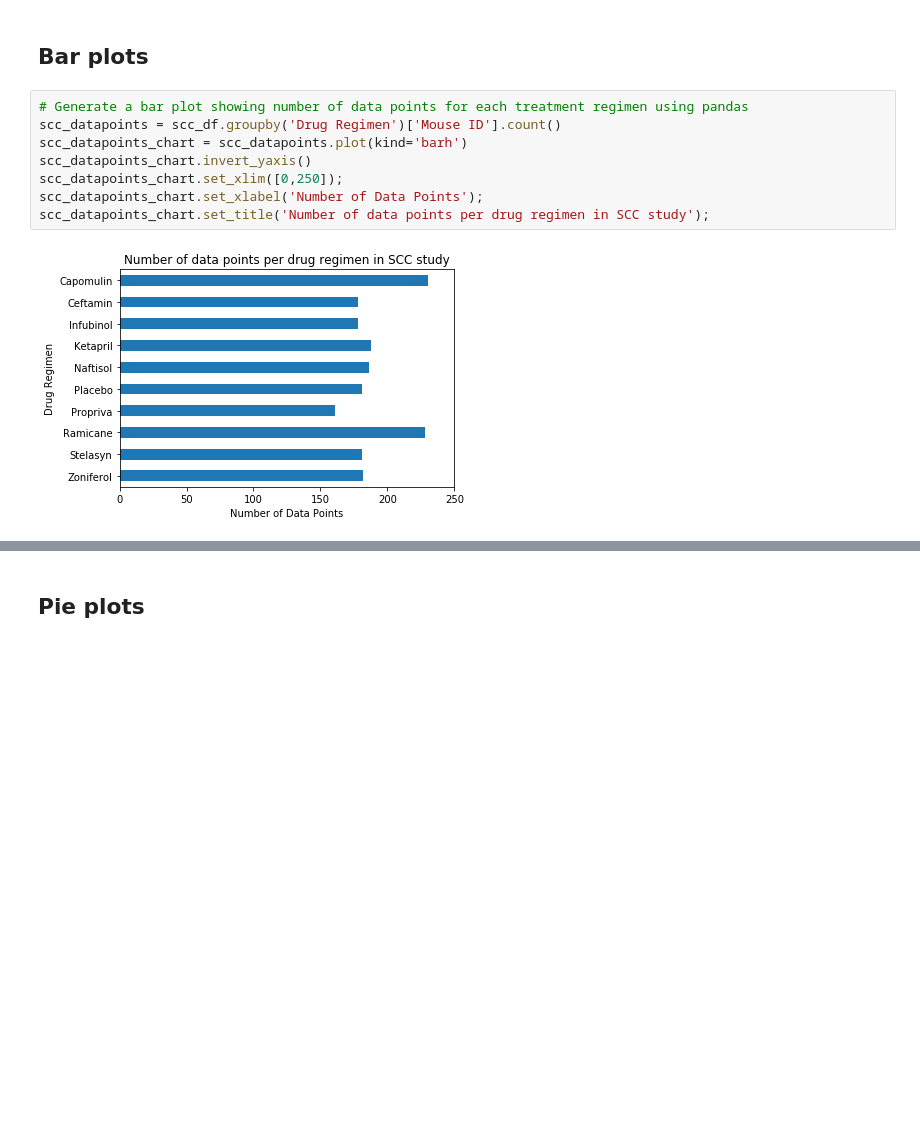
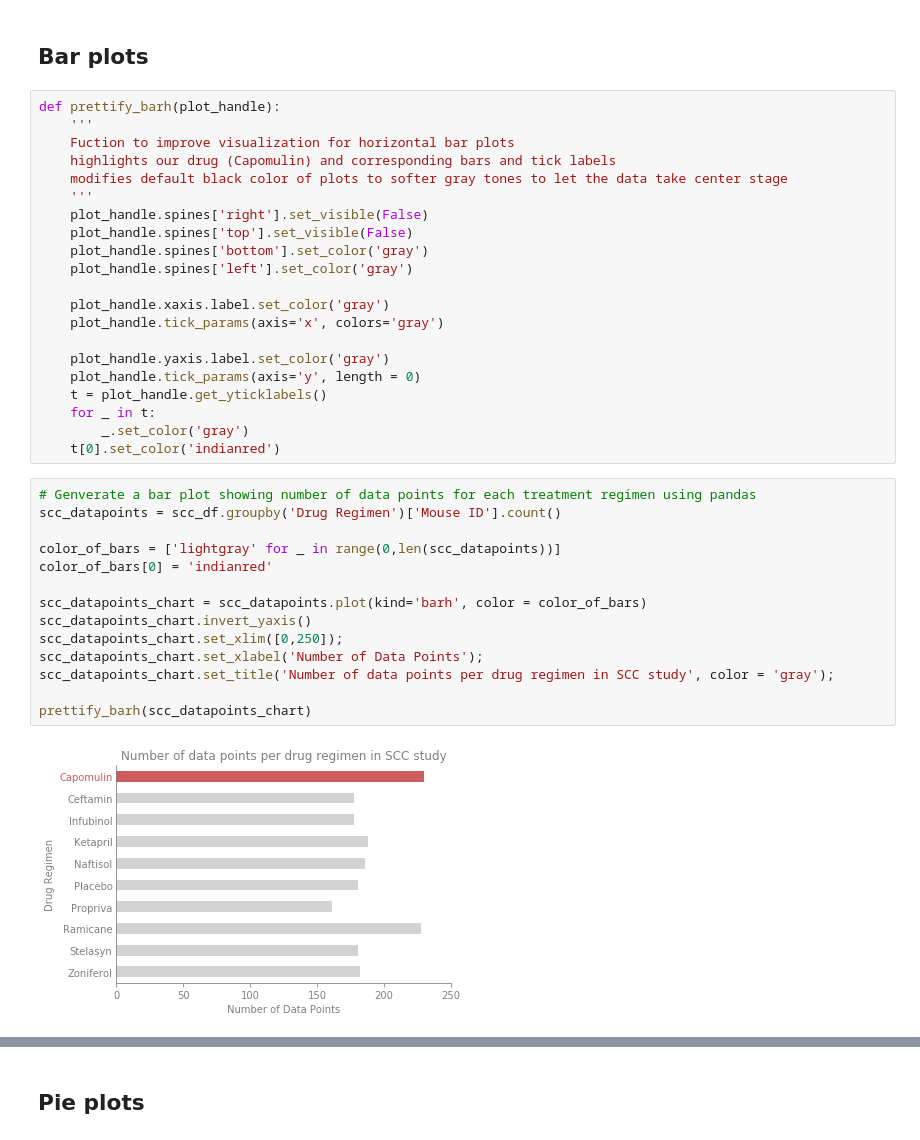
Before and after one commit to nqazimn/matplotlib-challenge, a Jupyter notebook: pymaceuticals_QAZINabeel_HW5.ipynb, the cells around one changed output, grey strips where cells are left out. Drawn from its saved outputs; the diff is of its cells as text; blank space fills up the shorter version.

Commit message:
Added function to prettify bar plots

```diff
--- a/pymaceuticals_QAZINabeel_HW5.ipynb
+++ b/pymaceuticals_QAZINabeel_HW5.ipynb
@@ -81,16 +81,43 @@ summary_df.round(2)
 | Zoniferol | 53.24 | 51.82 | 6.97 | 0.52 |
 # %% [markdown]
 ## Bar plots
+# %%
+def prettify_barh(plot_handle):
+    '''
+    Fuction to improve visualization for horizontal bar plots
+    highlights our drug (Capomulin) and corresponding bars and tick labels
+    modifies default black color of plots to softer gray tones to let the data take center stage
+    '''
+    plot_handle.spines['right'].set_visible(False)
+    plot_handle.spines['top'].set_visible(False)
+    plot_handle.spines['bottom'].set_color('gray')
+    plot_handle.spines['left'].set_color('gray')
+
+    plot_handle.xaxis.label.set_color('gray')
+    plot_handle.tick_params(axis='x', colors='gray')
+
+    plot_handle.yaxis.label.set_color('gray')
+    plot_handle.tick_params(axis='y', length = 0)
+    t = plot_handle.get_yticklabels()
+    for _ in t:
+        _.set_color('gray')
+    t[0].set_color('indianred')
 # %%
-# Generate a bar plot showing number of data points for each treatment regimen using pandas
+# Genverate a bar plot showing number of data points for each treatment regimen using pandas
 scc_datapoints = scc_df.groupby('Drug Regimen')['Mouse ID'].count()
-scc_datapoints_chart = scc_datapoints.plot(kind='barh')
+
+color_of_bars = ['lightgray' for _ in range(0,len(scc_datapoints))]
+color_of_bars[0] = 'indianred'
+
+scc_datapoints_chart = scc_datapoints.plot(kind='barh', color = color_of_bars)
 scc_datapoints_chart.invert_yaxis()
 scc_datapoints_chart.set_xlim([0,250]);
 scc_datapoints_chart.set_xlabel('Number of Data Points');
-scc_datapoints_chart.set_title('Number of data points per drug regimen in SCC study');
+scc_datapoints_chart.set_title('Number of data points per drug regimen in SCC study', color = 'gray');
+
+prettify_barh(scc_datapoints_chart)
 # %% [output]
-[figure, old version]
+[figure, new version]
 # %%
 # Generate a bar plot showing number of data points for each treatment regimen using pyplot
 y_axis_ticks_placeholders = [_ for _ in summary_df.reset_index()['Drug Regimen']]
```
Also changed, not shown: parts of 2 cells of this notebook.
